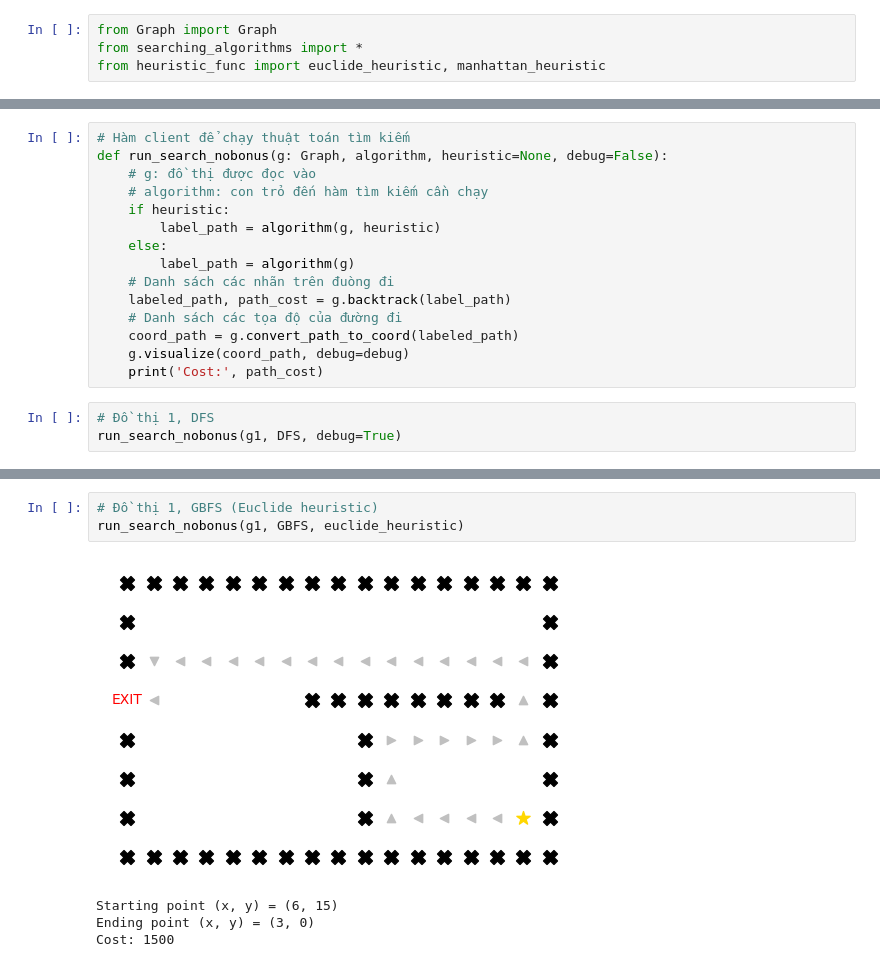
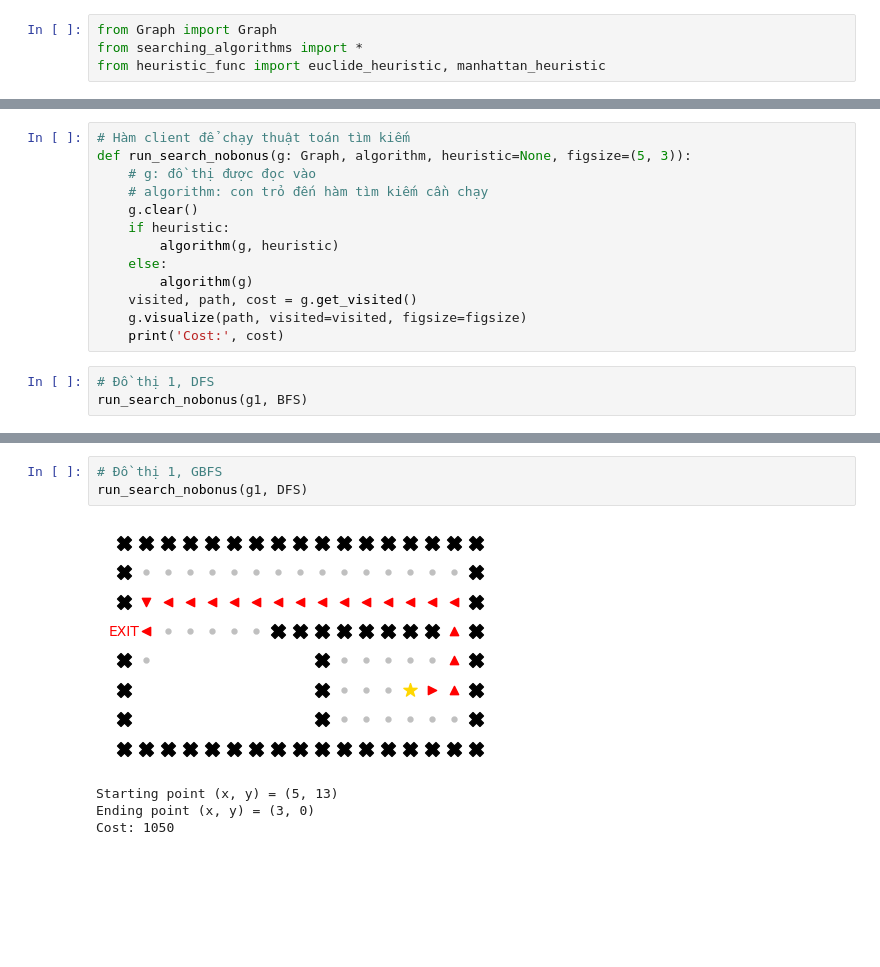
Before and after one commit to hungngocphat01/HCMUS-IntroAI-Project01-Pathfinding, a Jupyter notebook: report/report-src/report-nobonus.ipynb, the cells around one changed output, grey strips where cells are left out. Saved outputs shown, nothing was run; the diff lists cells and outputs as text; blank space fills up the shorter version.

```diff
--- a/report/report-src/report-nobonus.ipynb
+++ b/report/report-src/report-nobonus.ipynb
@@ -17,20 +17,18 @@ Starting point (x, y) = (6, 15)
 Ending point (x, y) = (3, 0)
 # %%
 # Hàm client để chạy thuật toán tìm kiếm
-def run_search_nobonus(g: Graph, algorithm, heuristic=None, debug=False):
+def run_search_nobonus(g: Graph, algorithm, heuristic=None, figsize=(5, 3)):
     # g: đồ thị được đọc vào
     # algorithm: con trỏ đến hàm tìm kiếm cần chạy
+    g.clear()
     if heuristic:
-        label_path = algorithm(g, heuristic)
+        algorithm(g, heuristic)
     else:
-        label_path = algorithm(g)
-    # Danh sách các nhãn trên đuòng đi
-    labeled_path, path_cost = g.backtrack(label_path)
-    # Danh sách các tọa độ của đường đi
-    coord_path = g.convert_path_to_coord(labeled_path)
-    g.visualize(coord_path, debug=debug)
-    print('Cost:', path_cost)
+        algorithm(g)
+    visited, path, cost = g.get_visited()
+    g.visualize(path, visited=visited, figsize=figsize)
+    print('Cost:', cost)
 # %%
 # Đồ thị 1, DFS
-run_search_nobonus(g1, DFS, debug=True)
+run_search_nobonus(g1, BFS)
 # %% [output]
@@ -58,8 +39,8 @@ Cost: 1800
 # %%
-# Đồ thị 1, GBFS (Euclide heuristic)
-run_search_nobonus(g1, GBFS, euclide_heuristic)
+# Đồ thị 1, GBFS
+run_search_nobonus(g1, DFS)
 # %% [output]
-[figure, old version]
+[figure, new version]
-Starting point (x, y) = (6, 15)
+Starting point (x, y) = (5, 13)
 Ending point (x, y) = (3, 0)
-Cost: 1500
+Cost: 1050
```
Also changed, not shown: parts of 4 cells of this notebook, 18 other files.
